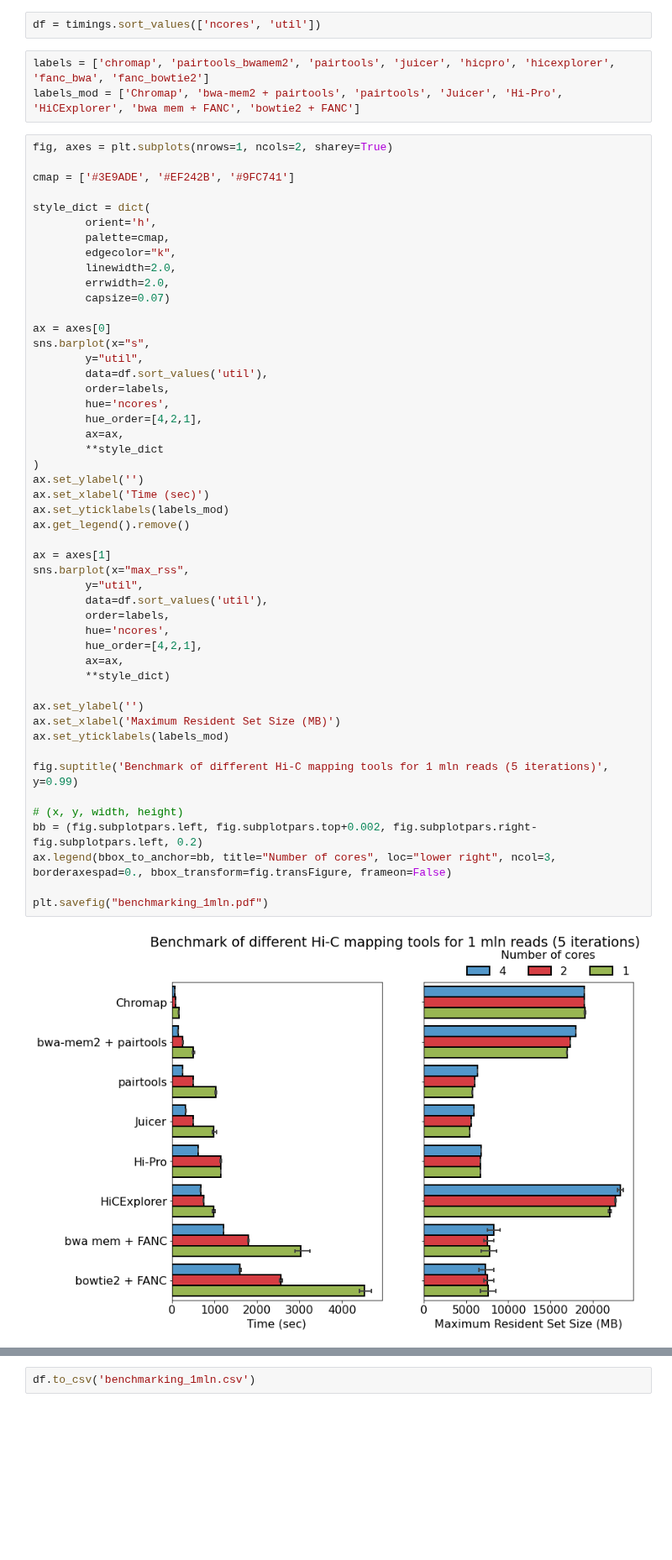
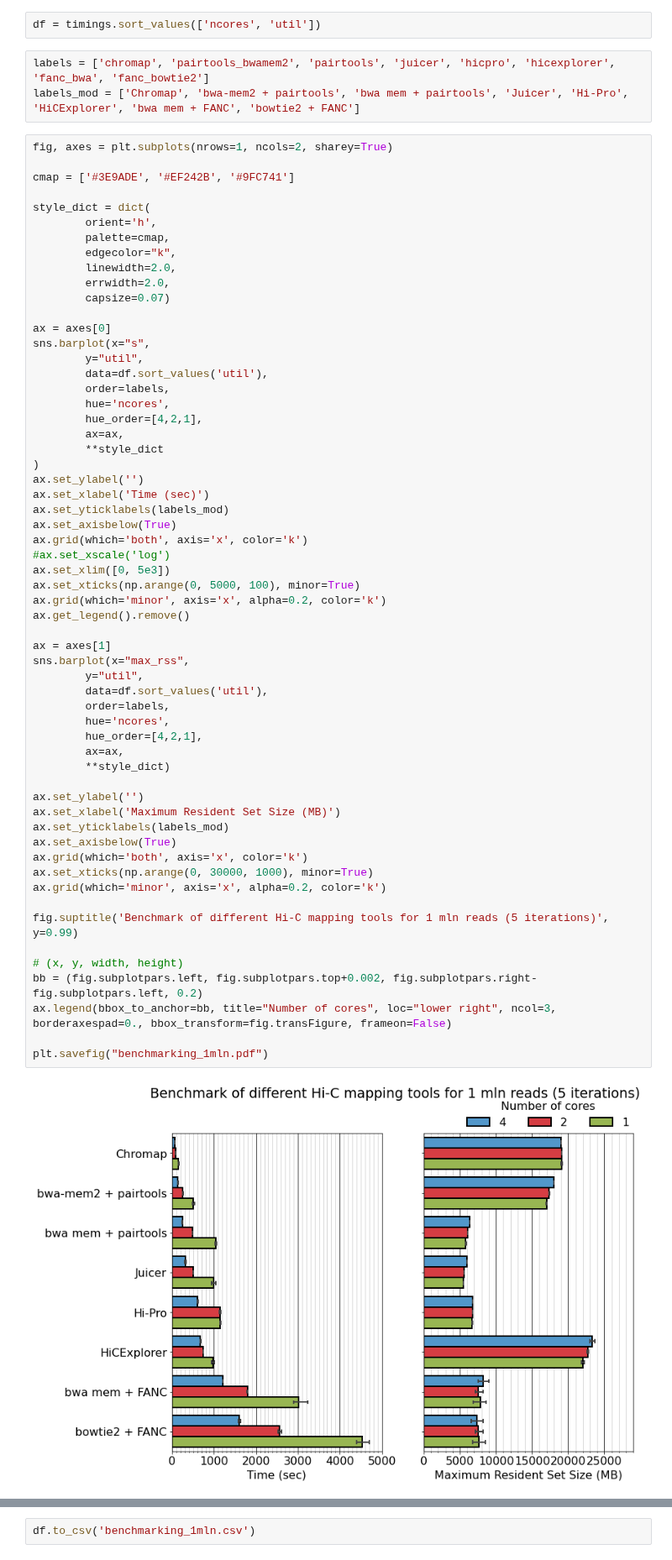
Before and after one commit to open2c/pairtools, a Jupyter notebook: examples/benchmark/benchmark.ipynb, the cells around one changed output, grey strips where cells are left out. Shown at 84% size. Saved outputs shown, nothing was run; the diff lists cells and outputs as text; blank space fills up the shorter version.

```diff
--- a/examples/benchmark/benchmark.ipynb
+++ b/examples/benchmark/benchmark.ipynb
@@ -368,7 +370,7 @@ timings.head()
 df = timings.sort_values(['ncores', 'util'])
 # %%
 labels = ['chromap', 'pairtools_bwamem2', 'pairtools', 'juicer', 'hicpro', 'hicexplorer', 'fanc_bwa', 'fanc_bowtie2']
-labels_mod = ['Chromap', 'bwa-mem2 + pairtools', 'pairtools', 'Juicer', 'Hi-Pro', 'HiCExplorer', 'bwa mem + FANC', 'bowtie2 + FANC']
+labels_mod = ['Chromap', 'bwa-mem2 + pairtools', 'bwa mem + pairtools', 'Juicer', 'Hi-Pro', 'HiCExplorer', 'bwa mem + FANC', 'bowtie2 + FANC']
 # %%
 fig, axes = plt.subplots(nrows=1, ncols=2, sharey=True)
 
@@ -392,31 +394,41 @@ sns.barplot(x="s",
         ax=ax,
         **style_dict
 )
 ax.set_ylabel('')
 ax.set_xlabel('Time (sec)')
 ax.set_yticklabels(labels_mod)
+ax.set_axisbelow(True)
+ax.grid(which='both', axis='x', color='k')
+#ax.set_xscale('log')
+ax.set_xlim([0, 5e3])
+ax.set_xticks(np.arange(0, 5000, 100), minor=True)
+ax.grid(which='minor', axis='x', alpha=0.2, color='k')
 ax.get_legend().remove()
 
 ax = axes[1]
 sns.barplot(x="max_rss",
         y="util",
         data=df.sort_values('util'),
         order=labels,
         hue='ncores',
         hue_order=[4,2,1],
         ax=ax,
         **style_dict)
 
 ax.set_ylabel('')
 ax.set_xlabel('Maximum Resident Set Size (MB)')
 ax.set_yticklabels(labels_mod)
+ax.set_axisbelow(True)
+ax.grid(which='both', axis='x', color='k')
+ax.set_xticks(np.arange(0, 30000, 1000), minor=True)
+ax.grid(which='minor', axis='x', alpha=0.2, color='k')
 
 fig.suptitle('Benchmark of different Hi-C mapping tools for 1 mln reads (5 iterations)', y=0.99)
 
 # (x, y, width, height)
 bb = (fig.subplotpars.left, fig.subplotpars.top+0.002, fig.subplotpars.right-fig.subplotpars.left, 0.2)
 ax.legend(bbox_to_anchor=bb, title="Number of cores", loc="lower right", ncol=3, borderaxespad=0., bbox_transform=fig.transFigure, frameon=False)
 
 plt.savefig("benchmarking_1mln.pdf")
 # %% [output]
-[figure, old version]
+[figure, new version]
```
Also changed, not shown: parts of 2 cells of this notebook.
